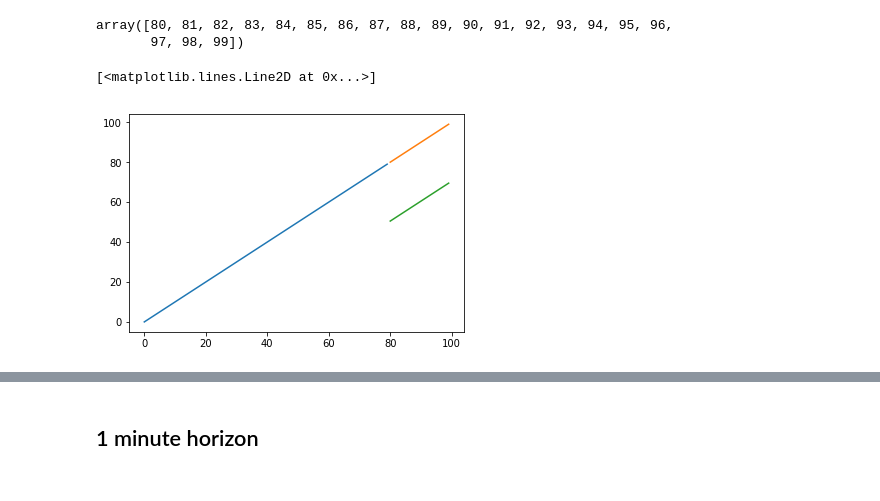
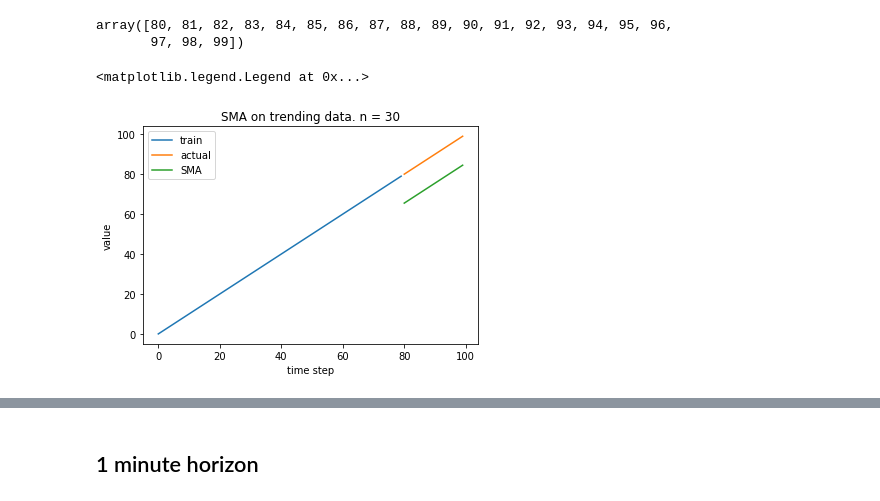
Before and after one commit to sachaBD/engg4802, a Jupyter notebook: Baselines.ipynb, the cells around one changed output, grey strips where cells are left out. Cells and saved outputs as stored; diff of their text form; code cells hidden in the pictures.

```diff
--- a/Baselines.ipynb
+++ b/Baselines.ipynb
@@ -111,6 +153,6 @@ class MovingAvgEstimator():
     def __repr__(self):
         return 'Moving Avg Estimator: (h={:d})'.format(self.horizon)
 # %%
-mva = MovingAvgEstimator(5, 60)
+mva = MovingAvgEstimator(5, 30)
 # %%
 d = np.arange(0, 100)
@@ -126,8 +170,13 @@ a = mva.predict(d[80:])
 # %%
 %matplotlib inline
 plt.plot(np.arange(80), d[:80])
 plt.plot(np.arange(80, 100), d[80:])
 plt.plot(np.arange(80, 100), a[:, 1])
+
+plt.xlabel('time step')
+plt.ylabel('value')
+plt.title('SMA on trending data. n = 30')
+plt.legend(['train', 'actual', 'SMA'])
 # %% [output]
-[<matplotlib.lines.Line2D at 0x...>]
+<matplotlib.legend.Legend at 0x...>
-[figure, old version]
+[figure, new version]
```
Also changed, not shown: parts of 37 cells of this notebook, 9 other files.
